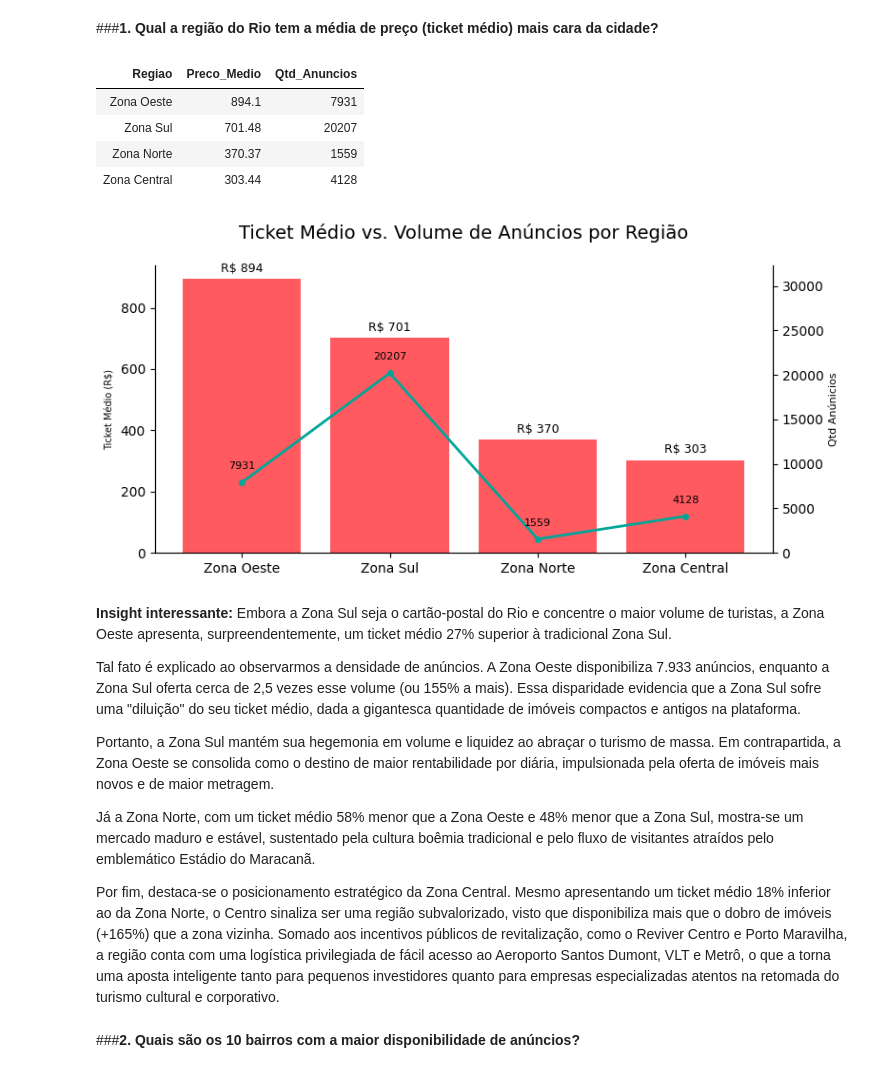
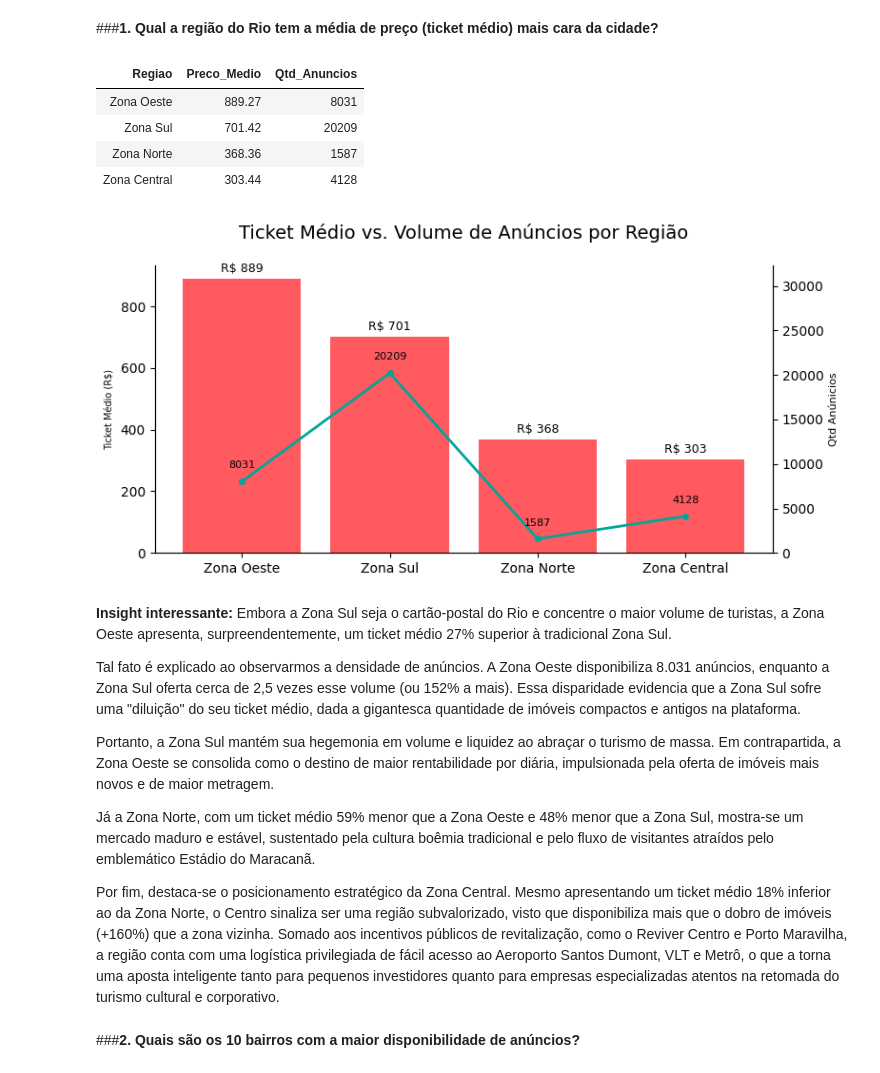
Before and after one commit to juliafarah/MVP_Data_Engineering, a Jupyter notebook: MVP_Pipeline_Airbnb_Rio.ipynb, the cells around one changed output. Saved outputs shown, nothing was run; the diff lists cells and outputs as text; code cells hidden in the pictures.

```diff
--- a/MVP_Pipeline_Airbnb_Rio.ipynb
+++ b/MVP_Pipeline_Airbnb_Rio.ipynb
@@ -987,6 +1013,7 @@ df_q1 = spark.sql("""
         count(f.ad_id) as Qtd_Anuncios
     FROM fact_listings f
     JOIN dim_location l ON f.id_location = l.id_location
+    WHERE l.neighbourhood_group != "Desconhecido"
     GROUP BY l.neighbourhood_group
     ORDER BY Preco_Medio DESC
 """)
@@ -1008,48 +1035,48 @@ cor_linha = '#00a699' # Vermelho Airbnb para o Preço (Destaque)
 bars = ax1.bar(pdf_q1['Regiao'],pdf_q1['Preco_Medio'], color=cor_barra, label='Preço Médio')
 ax1.set_ylabel('Ticket Médio (R$)', fontsize=7, color='black')
 ax1.tick_params(axis='y', labelcolor='black')
 ax1.grid(False) # Remove grid do fundo para não poluir
 
 # Rótulos nas barras (Volume)
 ax1.bar_label(bars, labels=[f"R$ {v:,.0f}" for v in pdf_q1['Preco_Medio']], padding=3, fontsize=9, color='black')
 
 ax2 = ax1.twinx()
 line = ax2.plot(pdf_q1['Regiao'],  pdf_q1['Qtd_Anuncios'], color=cor_linha, marker='o', linewidth=2, markersize=4, label='Qtd Anúncios')
 ax2.set_ylabel('Qtd Anúnicios', fontsize=8)
 ax2.tick_params(axis='y', labelcolor='black')
 # Define um limite um pouco maior para a linha não colar no teto do gráfico
 ax2.set_ylim(0, pdf_q1['Qtd_Anuncios'].max() * 1.6)
 
 # Rótulos na linha (anuncios)
 for i, txt in enumerate(pdf_q1['Qtd_Anuncios']):
     ax2.annotate(f"{txt:.0f}", (i, pdf_q1['Qtd_Anuncios'].iloc[i]),
                  xytext=(0, 10), textcoords='offset points',
                  ha='center', fontsize=8, color='black')
 
 plt.title('Ticket Médio vs. Volume de Anúncios por Região', fontsize=14, pad=20)
 
 ax1.spines['top'].set_visible(False)
 ax2.spines['top'].set_visible(False)
 
 plt.tight_layout()
 plt.show()
 # %% [output]
 | Regiao | Preco_Medio | Qtd_Anuncios |
-| Zona Oeste | 894.1 | 7931 |
-| Zona Sul | 701.48 | 20207 |
-| Zona Norte | 370.37 | 1559 |
+| Zona Oeste | 889.27 | 8031 |
+| Zona Sul | 701.42 | 20209 |
+| Zona Norte | 368.36 | 1587 |
 | Zona Central | 303.44 | 4128 |
 [figure]
 # %% [markdown]
 **Insight interessante:** Embora a Zona Sul seja o cartão-postal do Rio e concentre o maior volume de turistas, a Zona Oeste apresenta, surpreendentemente, um ticket médio 27% superior à tradicional Zona Sul.
 
-Tal fato é explicado ao observarmos a densidade de anúncios. A Zona Oeste disponibiliza 7.933 anúncios, enquanto a Zona Sul oferta cerca de 2,5 vezes esse volume (ou 155% a mais). Essa disparidade evidencia que a Zona Sul sofre uma "diluição" do seu ticket médio, dada a gigantesca quantidade de imóveis compactos e antigos na plataforma.
+Tal fato é explicado ao observarmos a densidade de anúncios. A Zona Oeste disponibiliza 8.031 anúncios, enquanto a Zona Sul oferta cerca de 2,5 vezes esse volume (ou 152% a mais). Essa disparidade evidencia que a Zona Sul sofre uma "diluição" do seu ticket médio, dada a gigantesca quantidade de imóveis compactos e antigos na plataforma.
 
 Portanto, a Zona Sul mantém sua hegemonia em volume e liquidez ao abraçar o turismo de massa. Em contrapartida, a Zona Oeste se consolida como o destino de maior rentabilidade por diária, impulsionada pela oferta de imóveis mais novos e de maior metragem.
 
-Já a Zona Norte, com um ticket médio 58% menor que a Zona Oeste e 48% menor que a Zona Sul, mostra-se um mercado maduro e estável, sustentado pela cultura boêmia tradicional e pelo fluxo de visitantes atraídos pelo emblemático Estádio do Maracanã.
+Já a Zona Norte, com um ticket médio 59% menor que a Zona Oeste e 48% menor que a Zona Sul, mostra-se um mercado maduro e estável, sustentado pela cultura boêmia tradicional e pelo fluxo de visitantes atraídos pelo emblemático Estádio do Maracanã.
 
-Por fim, destaca-se o posicionamento estratégico da Zona Central. Mesmo apresentando um ticket médio 18% inferior ao da Zona Norte, o Centro sinaliza ser uma região subvalorizado, visto que disponibiliza mais que o dobro de imóveis (+165%) que a zona vizinha. Somado aos incentivos públicos de revitalização, como o Reviver Centro e Porto Maravilha, a região conta com uma logística privilegiada de fácil acesso ao Aeroporto Santos Dumont, VLT e Metrô, o que a torna uma aposta inteligente tanto para pequenos investidores quanto para empresas especializadas atentos na retomada do turismo cultural e corporativo.
+Por fim, destaca-se o posicionamento estratégico da Zona Central. Mesmo apresentando um ticket médio 18% inferior ao da Zona Norte, o Centro sinaliza ser uma região subvalorizado, visto que disponibiliza mais que o dobro de imóveis (+160%) que a zona vizinha. Somado aos incentivos públicos de revitalização, como o Reviver Centro e Porto Maravilha, a região conta com uma logística privilegiada de fácil acesso ao Aeroporto Santos Dumont, VLT e Metrô, o que a torna uma aposta inteligente tanto para pequenos investidores quanto para empresas especializadas atentos na retomada do turismo cultural e corporativo.
 # %% [markdown]
 ###**2. Quais são os 10 bairros com a maior disponibilidade de anúncios?**
 # %%
```
Also changed, not shown: parts of 20 cells of this notebook.
